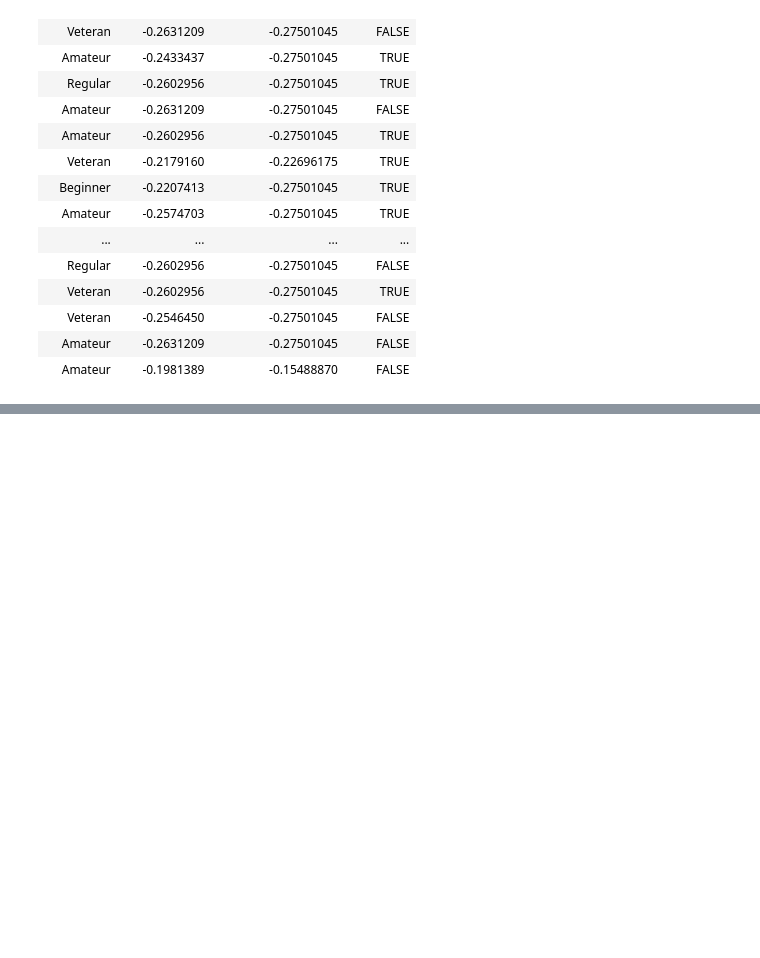
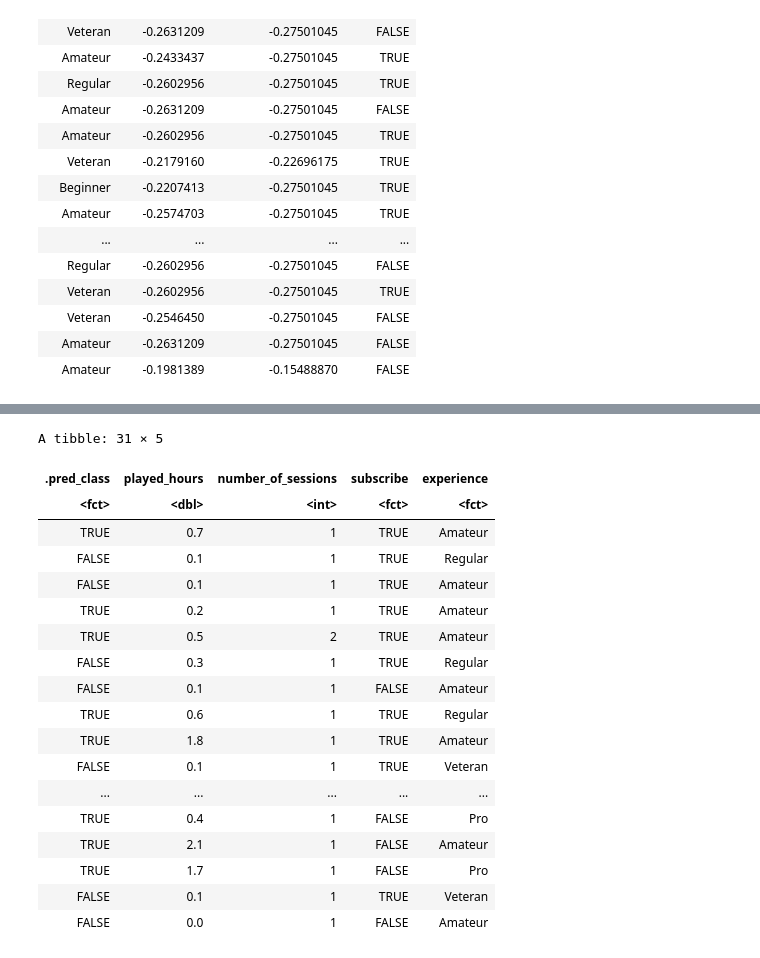
Before and after one commit to jmitra05/dsci-100-2024w2-group-003, a Jupyter notebook: project.ipynb, the cells around one changed output, grey strips where cells are left out. Saved outputs shown, nothing was run; the diff lists cells and outputs as text; code cells hidden in the pictures; blank space fills up the shorter version.

Commit message:
Created classification model with training/test split

```diff
--- a/project.ipynb
+++ b/project.ipynb
@@ -90,0 +97,33 @@ scaled_player_graph
+# %%
+set.seed(1)
+player_split <- initial_split(players_final, prop = 0.75, strata = subscribe)
+player_train <- training(player_split)
+player_test <- testing(player_split)
+# %%
+player_recipe_train <- recipe(subscribe ~ experience + played_hours + number_of_sessions, data = player_train) |> step_scale(played_hours, number_of_sessions)|>
+step_center(played_hours, number_of_sessions)
+knn_spec_train <- nearest_neighbor(weight_func = "rectangular", neighbors = 3) |> set_engine("kknn") |> set_mode("classification")
+knn_fit_train <- workflow() |> add_recipe(player_recipe_train) |> add_model(knn_spec_train) |> fit(data = player_train)
+# %%
+player_test_predictions <- predict(knn_fit_train, player_test) |> bind_cols(player_test)
+player_test_predictions
+# %% [output]
+A tibble: 31 × 5
+| .pred_class | played_hours | number_of_sessions | subscribe | experience |
+| <fct> | <dbl> | <int> | <fct> | <fct> |
+| TRUE | 0.7 | 1 | TRUE | Amateur |
+| FALSE | 0.1 | 1 | TRUE | Regular |
+| FALSE | 0.1 | 1 | TRUE | Amateur |
+| TRUE | 0.2 | 1 | TRUE | Amateur |
+| TRUE | 0.5 | 2 | TRUE | Amateur |
+| FALSE | 0.3 | 1 | TRUE | Regular |
+| FALSE | 0.1 | 1 | FALSE | Amateur |
+| TRUE | 0.6 | 1 | TRUE | Regular |
+| TRUE | 1.8 | 1 | TRUE | Amateur |
+| FALSE | 0.1 | 1 | TRUE | Veteran |
+| ... | ... | ... | ... | ... |
+| TRUE | 0.4 | 1 | FALSE | Pro |
+| TRUE | 2.1 | 1 | FALSE | Amateur |
+| TRUE | 1.7 | 1 | FALSE | Pro |
+| FALSE | 0.1 | 1 | TRUE | Veteran |
+| FALSE | 0.0 | 1 | FALSE | Amateur |
```
Also changed, not shown: parts of 2 cells of this notebook.
